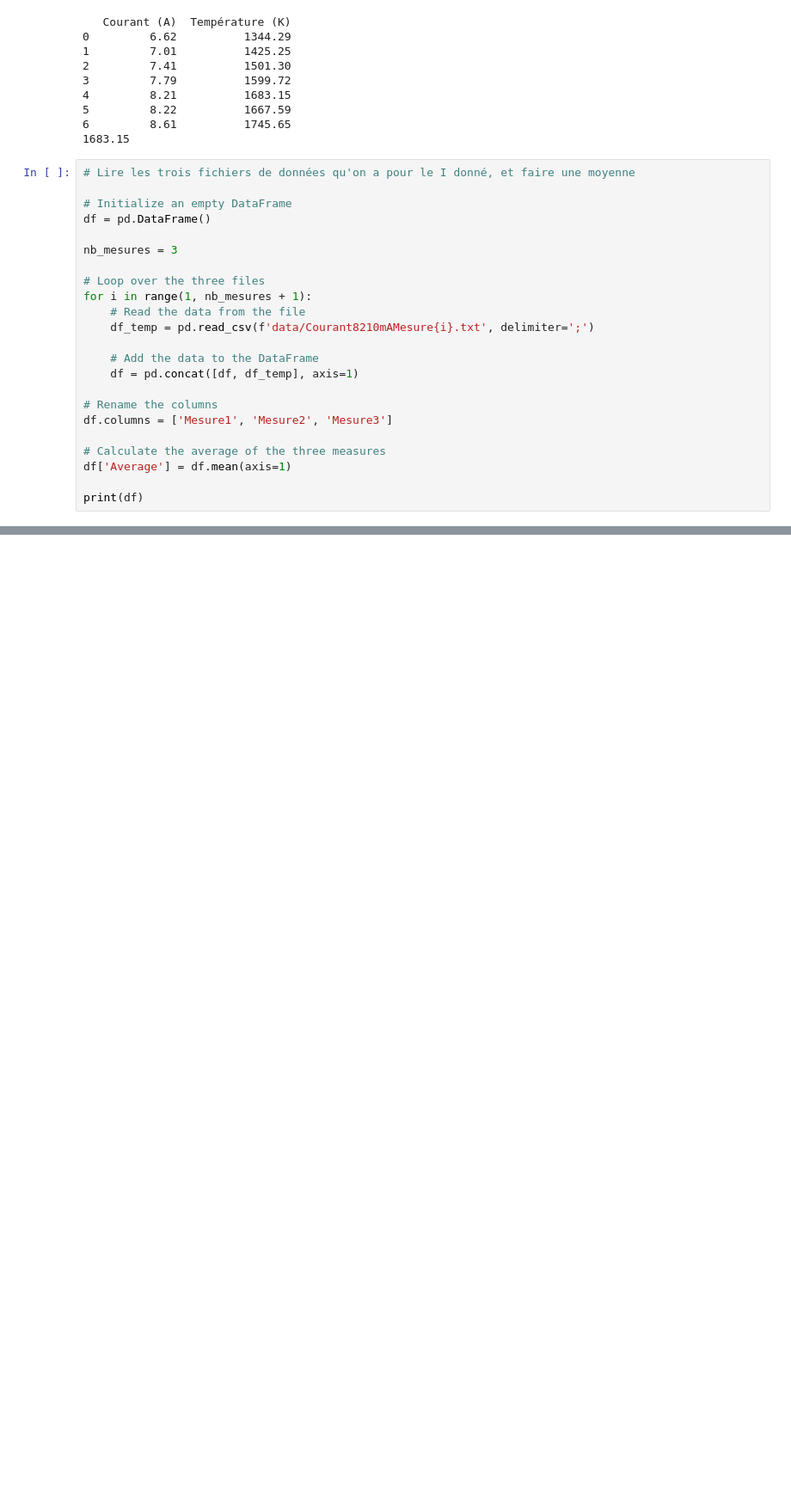
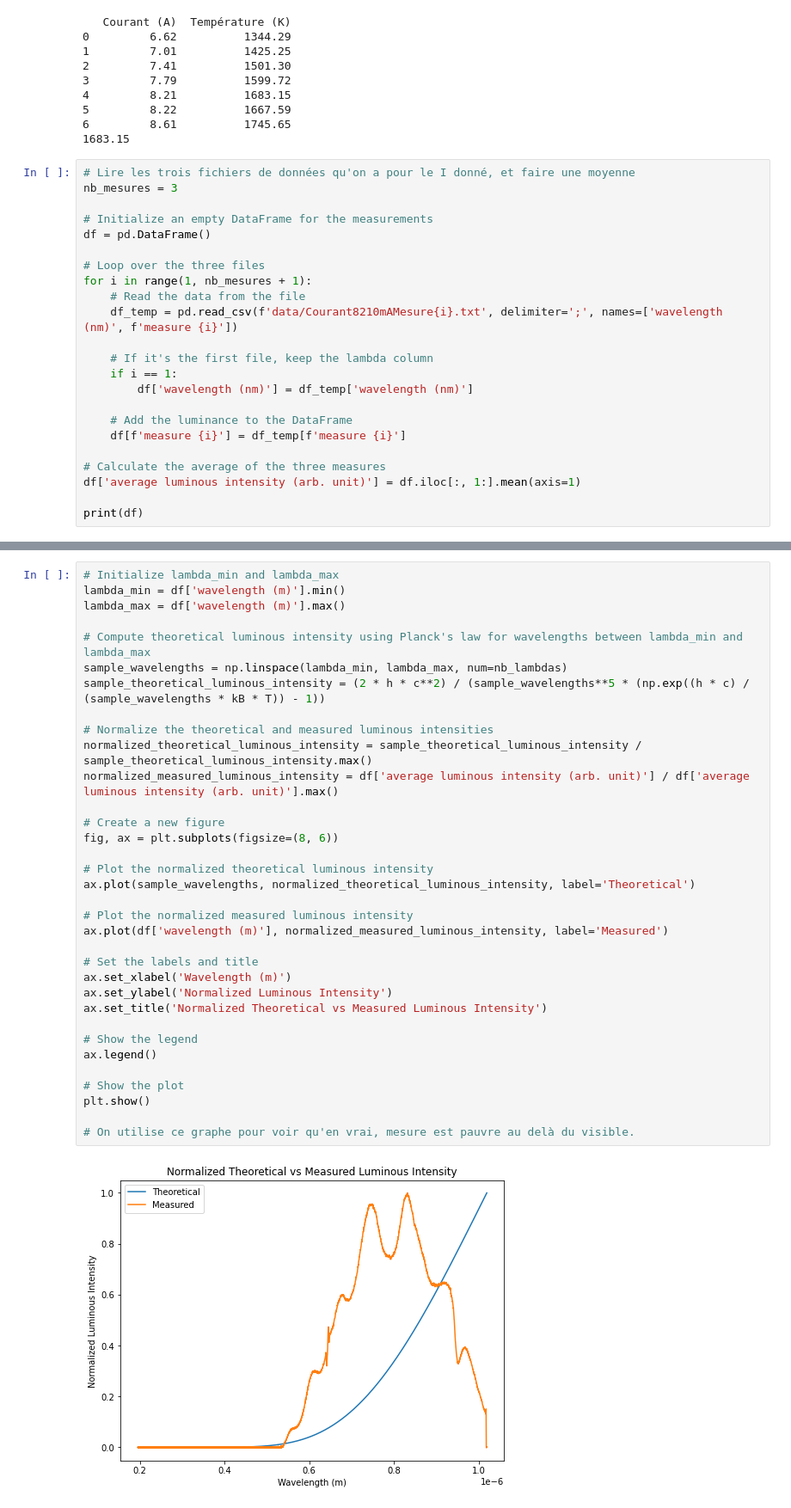
Before and after one commit to mboissiere/activites-experimentales, a Jupyter notebook: thermique.ipynb, the cells around one changed output, grey strips where cells are left out. Shown at 86% size. Cells and saved outputs as stored; diff of their text form; blank space fills up the shorter version.

```diff
--- a/thermique.ipynb
+++ b/thermique.ipynb
@@ -37,25 +34,25 @@ print(T)
 1683.15
 # %%
 # Lire les trois fichiers de données qu'on a pour le I donné, et faire une moyenne
+nb_mesures = 3
 
-# Initialize an empty DataFrame
+# Initialize an empty DataFrame for the measurements
 df = pd.DataFrame()
-
-nb_mesures = 3
 
 # Loop over the three files
 for i in range(1, nb_mesures + 1):
     # Read the data from the file
-    df_temp = pd.read_csv(f'data/Courant8210mAMesure{i}.txt', delimiter=';')
+    df_temp = pd.read_csv(f'data/Courant8210mAMesure{i}.txt', delimiter=';', names=['wavelength (nm)', f'measure {i}'])
 
-    # Add the data to the DataFrame
-    df = pd.concat([df, df_temp], axis=1)
+    # If it's the first file, keep the lambda column
+    if i == 1:
+        df['wavelength (nm)'] = df_temp['wavelength (nm)']
 
-# Rename the columns
-df.columns = ['Mesure1', 'Mesure2', 'Mesure3']
+    # Add the luminance to the DataFrame
+    df[f'measure {i}'] = df_temp[f'measure {i}']
 
 # Calculate the average of the three measures
-df['Average'] = df.mean(axis=1)
+df['average luminous intensity (arb. unit)'] = df.iloc[:, 1:].mean(axis=1)
 
 print(df)
 # %% [output]
@@ -128,0 +166,36 @@ FileNotFoundError: [Errno 2] No such file or directory: 'data/Courant701mA.txt'
+# %%
+# Initialize lambda_min and lambda_max
+lambda_min = df['wavelength (m)'].min()
+lambda_max = df['wavelength (m)'].max()
+
+# Compute theoretical luminous intensity using Planck's law for wavelengths between lambda_min and lambda_max
+sample_wavelengths = np.linspace(lambda_min, lambda_max, num=nb_lambdas)
+sample_theoretical_luminous_intensity = (2 * h * c**2) / (sample_wavelengths**5 * (np.exp((h * c) / (sample_wavelengths * kB * T)) - 1))
+
+# Normalize the theoretical and measured luminous intensities
+normalized_theoretical_luminous_intensity = sample_theoretical_luminous_intensity / sample_theoretical_luminous_intensity.max()
+normalized_measured_luminous_intensity = df['average luminous intensity (arb. unit)'] / df['average luminous intensity (arb. unit)'].max()
+
+# Create a new figure
+fig, ax = plt.subplots(figsize=(8, 6))
+
+# Plot the normalized theoretical luminous intensity
+ax.plot(sample_wavelengths, normalized_theoretical_luminous_intensity, label='Theoretical')
+
+# Plot the normalized measured luminous intensity
+ax.plot(df['wavelength (m)'], normalized_measured_luminous_intensity, label='Measured')
+
+# Set the labels and title
+ax.set_xlabel('Wavelength (m)')
+ax.set_ylabel('Normalized Luminous Intensity')
+ax.set_title('Normalized Theoretical vs Measured Luminous Intensity')
+
+# Show the legend
+ax.legend()
+
+# Show the plot
+plt.show()
+
+# On utilise ce graphe pour voir qu'en vrai, mesure est pauvre au delà du visible.
+# %% [output]
+[figure, added]
```
Also changed, not shown: parts of 9 cells of this notebook.
